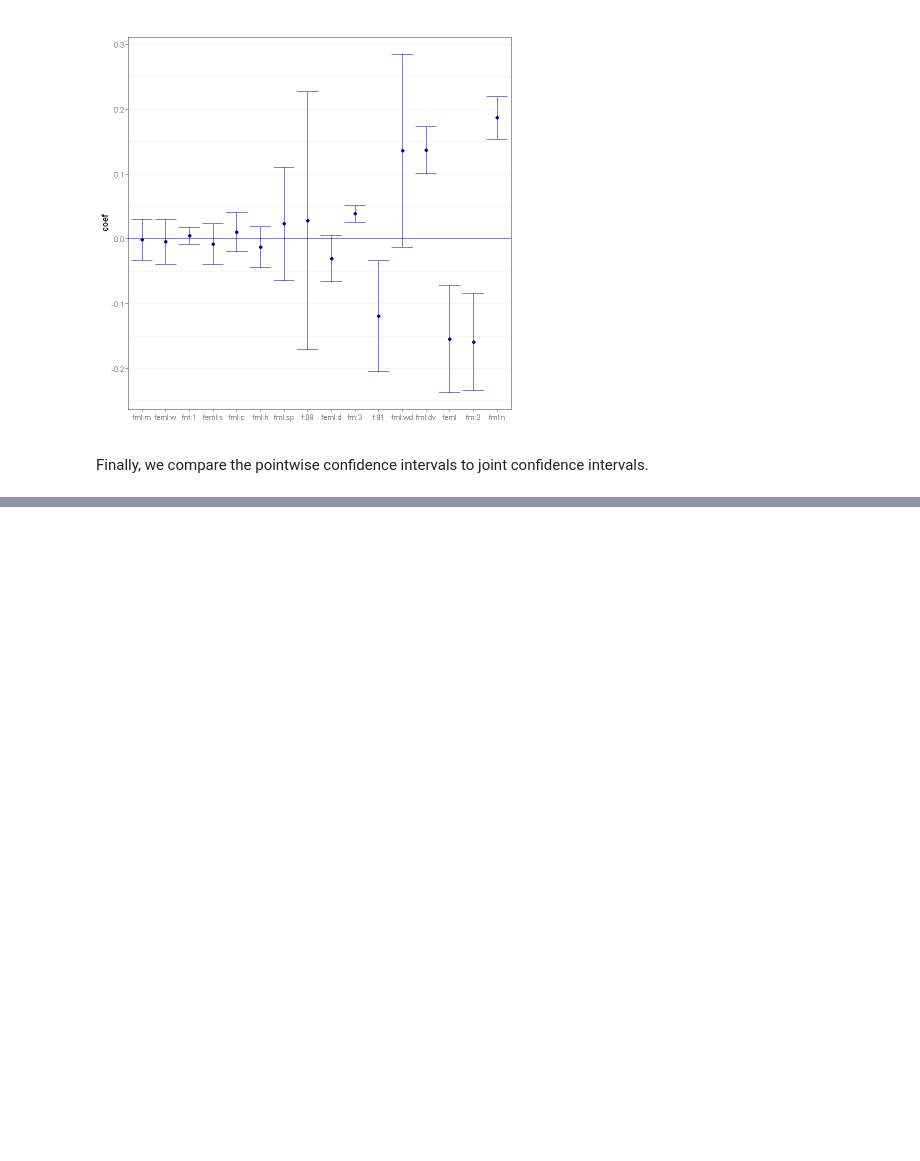
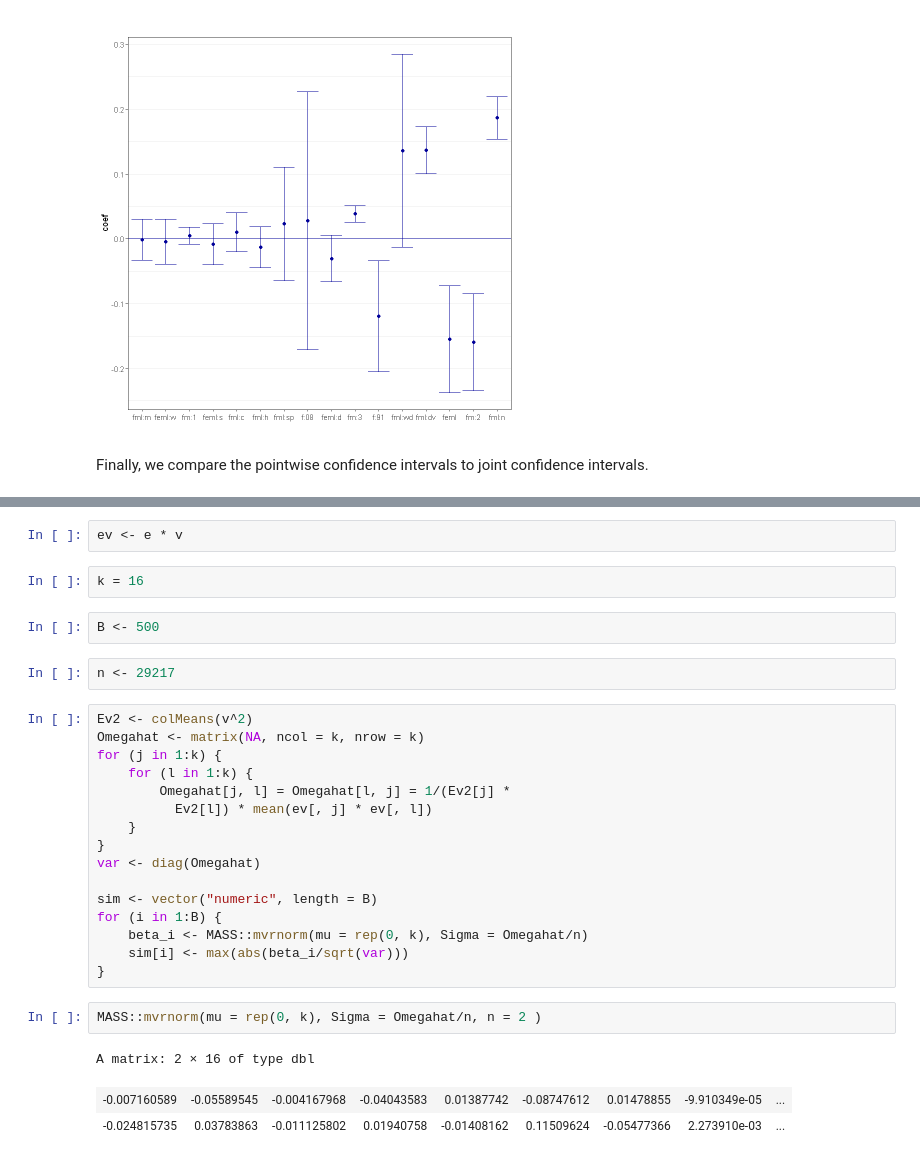
Before and after one commit to alexanderquispe/14.38_Causal_ML, a Jupyter notebook: R_Notebooks/r-heterogenous-wage-effects.ipynb, the cells around one changed output, grey strips where cells are left out. Saved outputs shown, nothing was run; the diff lists cells and outputs as text; blank space fills up the shorter version.

```diff
--- a/R_Notebooks/r-heterogenous-wage-effects.ipynb
+++ b/R_Notebooks/r-heterogenous-wage-effects.ipynb
@@ -158,0 +172,30 @@ Finally, we compare the pointwise confidence intervals to joint confidence inter
+# %%
+ev <- e * v
+# %%
+k = 16
+# %%
+B <- 500
+# %%
+n <- 29217
+# %%
+Ev2 <- colMeans(v^2)
+Omegahat <- matrix(NA, ncol = k, nrow = k)
+for (j in 1:k) {
+    for (l in 1:k) {
+        Omegahat[j, l] = Omegahat[l, j] = 1/(Ev2[j] *
+          Ev2[l]) * mean(ev[, j] * ev[, l])
+    }
+}
+var <- diag(Omegahat)
+
+sim <- vector("numeric", length = B)
+for (i in 1:B) {
+    beta_i <- MASS::mvrnorm(mu = rep(0, k), Sigma = Omegahat/n)
+    sim[i] <- max(abs(beta_i/sqrt(var)))
+}
+# %%
+MASS::mvrnorm(mu = rep(0, k), Sigma = Omegahat/n, n = 2 )
+# %% [output]
+A matrix: 2 × 16 of type dbl
+| -0.007160589 | -0.05589545 | -0.004167968 | -0.04043583 | 0.01387742 | -0.08747612 | 0.01478855 | -9.910349e-05 | ... |
+| -0.024815735 | 0.03783863 | -0.011125802 | 0.01940758 | -0.01408162 | 0.11509624 | -0.05477366 | 2.273910e-03 | ... |
```
Also changed, not shown: parts of 18 cells of this notebook, 2 other files.
